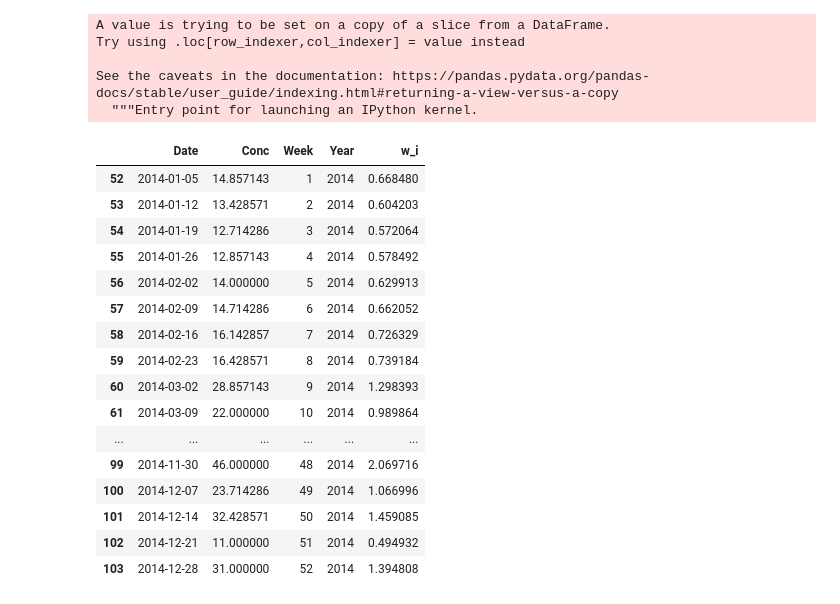
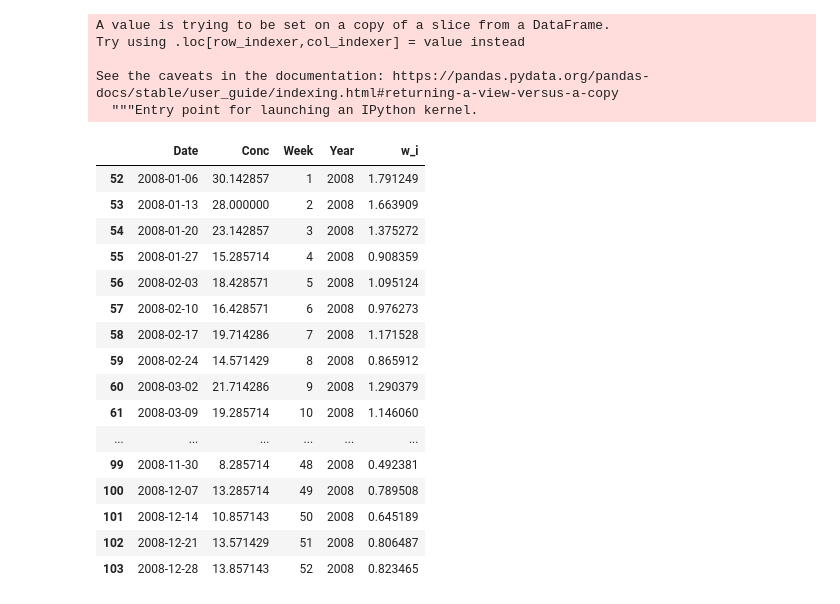
Before and after one commit to ADv0rnik/Data-analysis-for-JER, a Jupyter notebook: Airborne_activity_Mazyr.ipynb, the cells around one changed output. Saved outputs shown, nothing was run; the diff lists cells and outputs as text; code cells hidden in the pictures.

```diff
--- a/Airborne_activity_Mazyr.ipynb
+++ b/Airborne_activity_Mazyr.ipynb
@@ -16,7 +16,7 @@ drive.mount('/content/drive')
 # %% [output]
 Mounted at /content/drive
 # %%
-df = pd.read_csv('/content/drive/MyDrive/Colab Notebooks/Data for JER/Airborne activity_Mazyr_2013_2018.csv', parse_dates = ['Date'])
+df = pd.read_csv('/content/drive/MyDrive/Colab Notebooks/Data for JER/Airborne activity_Mazyr_2007_2018.csv', parse_dates = ['Date'])
 df.columns = ['Date', 'Conc']
 df
 # %% [output]
@@ -141,7 +141,7 @@ See the caveats in the documentation: https://pandas.pydata.org/pandas-docs/stab
 # %%
-df14 = df[df['Year'] == 2014]
+df08 = df[df['Year'] == 2008]
 # %%
-df14['w_i'] = wi_calc(df, 2014)
+df08['w_i'] = wi_calc(df, 2008)
 # %% [output]
 A value is trying to be set on a copy of a slice from a DataFrame.
 Try using .loc[row_indexer,col_indexer] = value instead
@@ -149,23 +149,23 @@ Try using .loc[row_indexer,col_indexer] = value instead
 See the caveats in the documentation: https://pandas.pydata.org/pandas-docs/stable/user_guide/indexing.html#returning-a-view-versus-a-copy
   """Entry point for launching an IPython kernel.
 # %%
-df14.dropna()
+df08.dropna()
 # %% [output]
 |  | Date | Conc | Week | Year | w_i |
-| 52 | 2014-01-05 | 14.857143 | 1 | 2014 | 0.668480 |
-| 53 | 2014-01-12 | 13.428571 | 2 | 2014 | 0.604203 |
-| 54 | 2014-01-19 | 12.714286 | 3 | 2014 | 0.572064 |
-| 55 | 2014-01-26 | 12.857143 | 4 | 2014 | 0.578492 |
-| 56 | 2014-02-02 | 14.000000 | 5 | 2014 | 0.629913 |
-| 57 | 2014-02-09 | 14.714286 | 6 | 2014 | 0.662052 |
-| 58 | 2014-02-16 | 16.142857 | 7 | 2014 | 0.726329 |
-| 59 | 2014-02-23 | 16.428571 | 8 | 2014 | 0.739184 |
-| 60 | 2014-03-02 | 28.857143 | 9 | 2014 | 1.298393 |
-| 61 | 2014-03-09 | 22.000000 | 10 | 2014 | 0.989864 |
+| 52 | 2008-01-06 | 30.142857 | 1 | 2008 | 1.791249 |
+| 53 | 2008-01-13 | 28.000000 | 2 | 2008 | 1.663909 |
+| 54 | 2008-01-20 | 23.142857 | 3 | 2008 | 1.375272 |
+| 55 | 2008-01-27 | 15.285714 | 4 | 2008 | 0.908359 |
+| 56 | 2008-02-03 | 18.428571 | 5 | 2008 | 1.095124 |
+| 57 | 2008-02-10 | 16.428571 | 6 | 2008 | 0.976273 |
+| 58 | 2008-02-17 | 19.714286 | 7 | 2008 | 1.171528 |
+| 59 | 2008-02-24 | 14.571429 | 8 | 2008 | 0.865912 |
+| 60 | 2008-03-02 | 21.714286 | 9 | 2008 | 1.290379 |
+| 61 | 2008-03-09 | 19.285714 | 10 | 2008 | 1.146060 |
 | ... | ... | ... | ... | ... | ... |
-| 99 | 2014-11-30 | 46.000000 | 48 | 2014 | 2.069716 |
-| 100 | 2014-12-07 | 23.714286 | 49 | 2014 | 1.066996 |
-| 101 | 2014-12-14 | 32.428571 | 50 | 2014 | 1.459085 |
-| 102 | 2014-12-21 | 11.000000 | 51 | 2014 | 0.494932 |
-| 103 | 2014-12-28 | 31.000000 | 52 | 2014 | 1.394808 |
+| 99 | 2008-11-30 | 8.285714 | 48 | 2008 | 0.492381 |
+| 100 | 2008-12-07 | 13.285714 | 49 | 2008 | 0.789508 |
+| 101 | 2008-12-14 | 10.857143 | 50 | 2008 | 0.645189 |
+| 102 | 2008-12-21 | 13.571429 | 51 | 2008 | 0.806487 |
+| 103 | 2008-12-28 | 13.857143 | 52 | 2008 | 0.823465 |
 # %%
```
Also changed, not shown: parts of 29 cells of this notebook.
